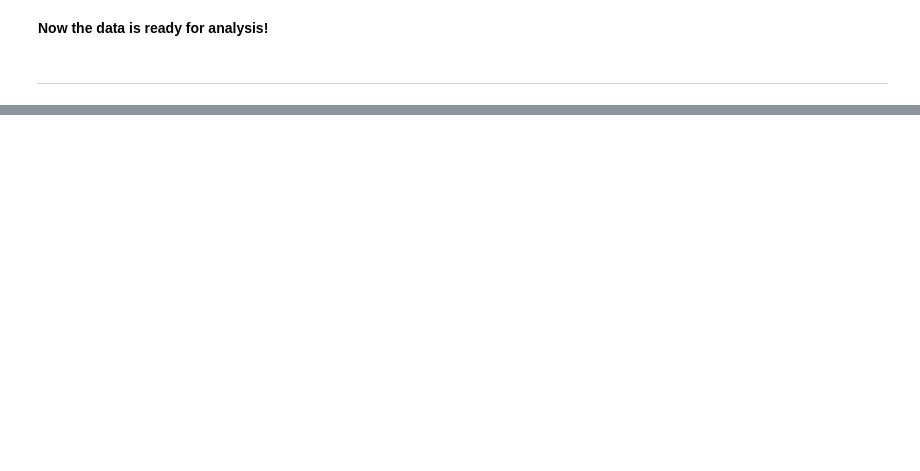
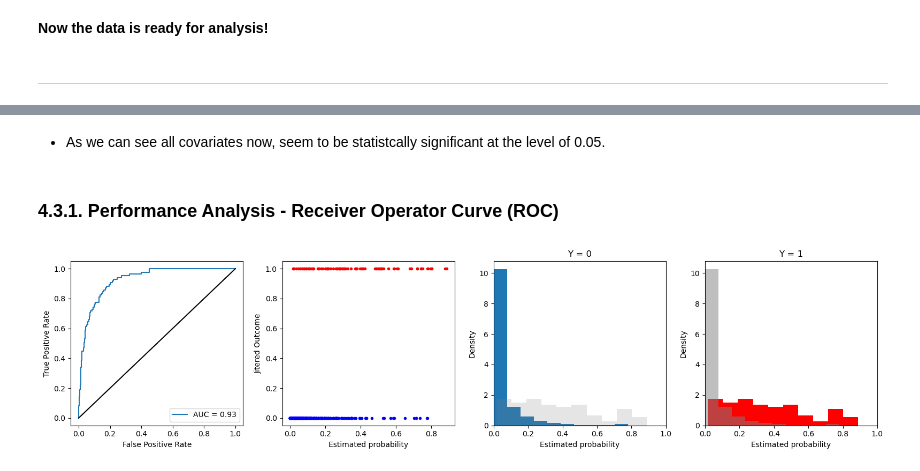
Before and after one commit to jlpscampos/Perception-of-Excessive-Sleepiness-and-Severe-Fatigue-in-Civil-Aviation-Pilots, a Jupyter notebook: regression_fatigue.ipynb, the cells around one changed output, grey strips where cells are left out. Cells and saved outputs as stored; diff of their text form; code cells hidden in the pictures; blank space fills up the shorter version.

Commit message:
Use of library pymer to perform regression
Changes in figures and use of pymer library to perform models

```diff
--- a/regression_fatigue.ipynb
+++ b/regression_fatigue.ipynb
@@ -195,3 +264,5 @@ working_df['time_displacement'] = working_df['Time_displacement'].copy()/60
+# %%
+working_df['time_fill_kss_sps_2'] = working_df.loc[:,'time_fill_kss_sps'].copy().apply(lambda x: 'business' if x in['AFT','MOR','EVE'] else x)
 # %% [markdown]
 **Now the data is ready for analysis!**
 # %% [markdown]
@@ -609,0 +420,15 @@ The interpretation of this quantity is the following:
+# %%
+%%time
+#duty_type_2
+covariates = ['duty_moment_2','time_fill_kss_sps_2',
+              'duty_length','time_awake','Num_Sons_3',
+              'marital_status','Classification_2']
+
+formula3 = get_formula(covariates, 'spsd', prnt=False)
+
+ff3 = formula3 + '+(1+1|Id)'
+
+model_LME3 = Lmer(ff3, data = working_df, family = 'binomial')
+mdf3 = model_LME3.fit()
+
+print(mdf3)
@@ -609,0 +453,45 @@ The interpretation of this quantity is the following:
+# %% [markdown]
+* As we can see all covariates now, seem to be statistcally significant at the level of 0.05.
+# %% [markdown]
+### 4.3.1. Performance Analysis - Receiver Operator Curve (ROC)
+# %%
+# Getting predictions from training set, evaluated by the model
+df_res = pd.DataFrame({'y_that':list(model_LME3.fits),'y':working_df.spsd})
+# %%
+from sklearn.metrics import roc_auc_score, roc_curve, classification_report,accuracy_score, confusion_matrix, auc
+
+# Computing ROC curve
+fpr, tpr, _ = roc_curve(df_res['y'], df_res['y_that']-min(df_res['y_that']))
+roc_auc = auc(fpr, tpr)
+
+fig, ax = plt.subplots(1,4, figsize = (16,4))
+
+ax[0].plot(fpr, tpr, label=f'AUC = {str(round(roc_auc, 2))}')
+ax[0].plot(np.linspace(0,1,10), np.linspace(0,1,10), color = 'black')
+ax[0].legend(loc='lower right')
+ax[0].set_ylabel('True Positive Rate')
+ax[0].set_xlabel('False Positive Rate')
+
+ax[1].plot(df_res.y_that[df_res.y == 0], df_res.y[df_res.y == 0],'.' ,color = 'blue')
+ax[1].plot(df_res.y_that[df_res.y == 1], df_res.y[df_res.y == 1],'.',color = 'red')
+ax[1].set_xlabel('Estimated probability')
+ax[1].set_ylabel('Jitered Outcome')
+
+ax[2].hist(df_res.y_that[df_res.y == 0], density = True)
+ax[2].hist(df_res.y_that[df_res.y == 1], density = True, color = 'gray', alpha=0.2)
+ax[2].set_xlabel('Estimated probability')
+ax[2].set_ylabel('Density')
+ax[2].set_title('Y = 0')
+ax[2].set_xlim(0,1)
+
+ax[3].hist(df_res.y_that[df_res.y == 1], density = True, color = 'red')
+ax[3].hist(df_res.y_that[df_res.y == 0], density = True, color = 'gray', alpha=0.5)
+ax[3].set_xlabel('Estimated probability')
+ax[3].set_ylabel('Density')
+ax[3].set_title('Y = 1')
+ax[3].set_xlim(0,1)
+
+plt.tight_layout()
+plt.show()
+# %% [output]
+[figure, added]
```
Also changed, not shown: parts of 85 cells of this notebook, 7 other files.
